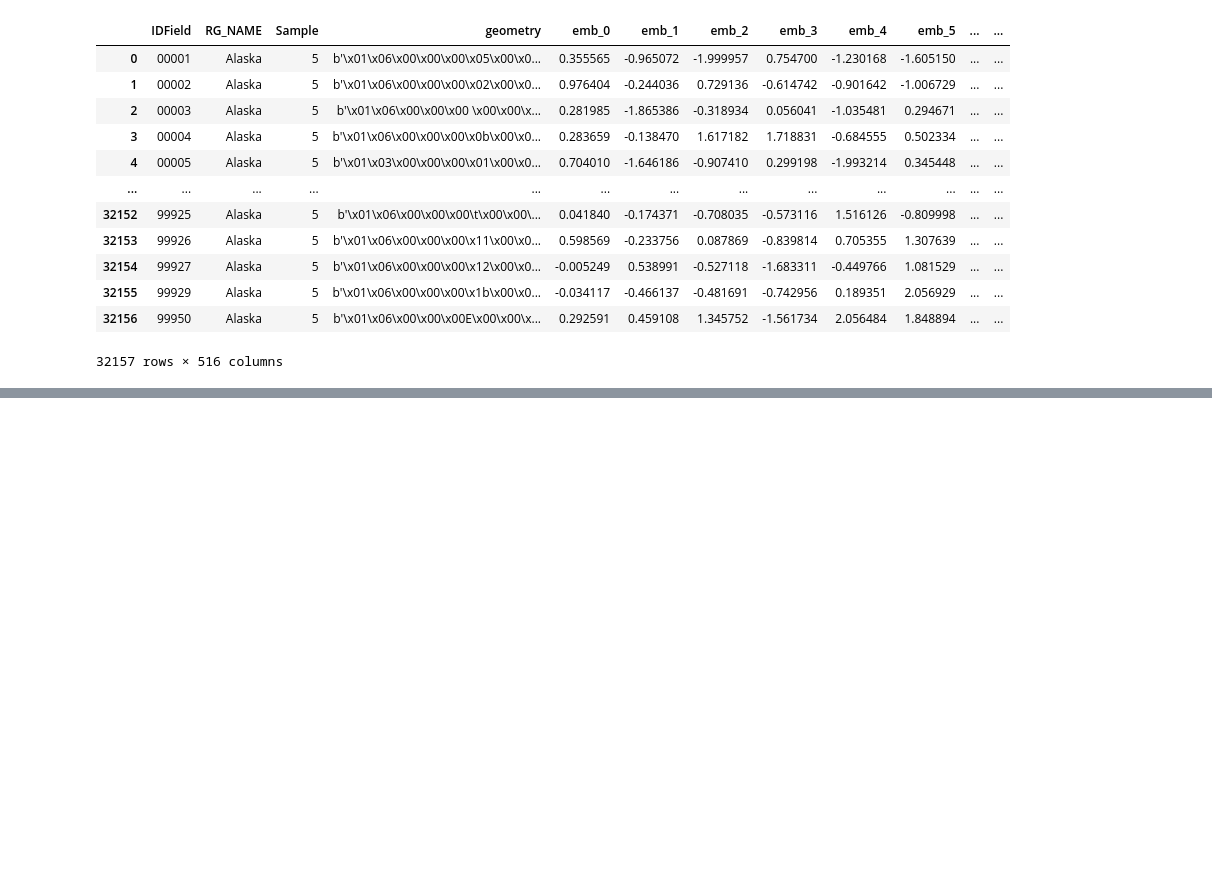
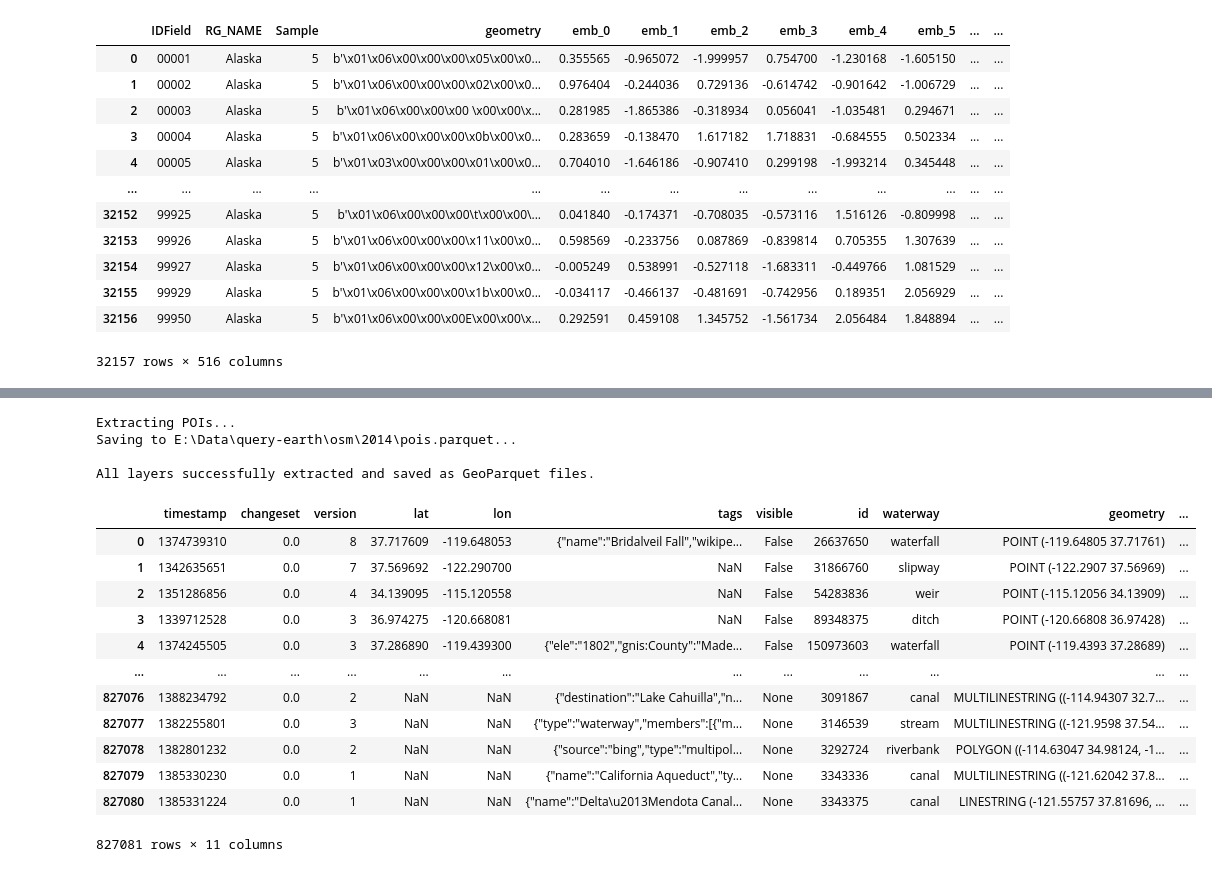
Before and after one commit to sarkarsusanket/esri-earth-search-engine, a Jupyter notebook: call_search_engine.ipynb, the cells around one changed output, grey strips where cells are left out. Cells and saved outputs as stored; diff of their text form; code cells hidden in the pictures; blank space fills up the shorter version.

```diff
--- a/call_search_engine.ipynb
+++ b/call_search_engine.ipynb
@@ -1696,0 +1875,64 @@ pd.read_parquet(rf"E:\Results\mmdfm\embeddings\zip\zip_crossattn_512dim.parquet"
+# %%
+def prepare_gdf_for_parquet(gdf):
+    """Converts mixed object columns (like 'id') to string to avoid PyArrow serialization errors."""
+    if gdf is None or gdf.empty:
+        return gdf
+
+    # Cast the 'id' column explicitly to string if present
+    if "id" in gdf.columns:
+        gdf["id"] = gdf["id"].astype(str)
+
+    # Convert any other object/mixed columns (excluding geometry) to string type
+    for col in gdf.select_dtypes(include=["object"]).columns:
+        if col != gdf._geometry_column_name:
+            gdf[col] = gdf[col].astype(str)
+
+    return gdf
+
+# 6. POINTS OF INTEREST (POIs)
+print("Extracting POIs...")
+pois = prepare_gdf_for_parquet(
+    osm.get_pois(
+        custom_filter={
+            "amenity": True,
+            "shop": True,
+            "leisure": True,
+            "tourism": True,
+            "place": True
+        }
+    )
+)
+if pois is not None:
+    out_path = os.path.join(output_dir, "pois.parquet")
+    print(f"Saving to {out_path}...")
+    pois.to_parquet(out_path, compression="snappy")
+    del pois
+    gc.collect()
+
+print("\nAll layers successfully extracted and saved as GeoParquet files.")
+# %% [output]
+Extracting POIs...
+Saving to E:\Data\query-earth\osm\2014\pois.parquet...
+
+All layers successfully extracted and saved as GeoParquet files.
+# %%
+import pandas as pd
+import geopandas as gpd
+
+df = gpd.read_parquet(rf"E:\Data\query-earth\osm\2014\waterways.parquet")
+# %%
+df
+# %% [output]
+|  | timestamp | changeset | version | lat | lon | tags | visible | id | waterway | geometry | ... |
+| 0 | 1374739310 | 0.0 | 8 | 37.717609 | -119.648053 | {"name":"Bridalveil Fall","wikipe... | False | 26637650 | waterfall | POINT (-119.64805 37.71761) | ... |
+| 1 | 1342635651 | 0.0 | 7 | 37.569692 | -122.290700 | NaN | False | 31866760 | slipway | POINT (-122.2907 37.56969) | ... |
+| 2 | 1351286856 | 0.0 | 4 | 34.139095 | -115.120558 | NaN | False | 54283836 | weir | POINT (-115.12056 34.13909) | ... |
+| 3 | 1339712528 | 0.0 | 3 | 36.974275 | -120.668081 | NaN | False | 89348375 | ditch | POINT (-120.66808 36.97428) | ... |
+| 4 | 1374245505 | 0.0 | 3 | 37.286890 | -119.439300 | {"ele":"1802","gnis:County":"Made... | False | 150973603 | waterfall | POINT (-119.4393 37.28689) | ... |
+| ... | ... | ... | ... | ... | ... | ... | ... | ... | ... | ... | ... |
+| 827076 | 1388234792 | 0.0 | 2 | NaN | NaN | {"destination":"Lake Cahuilla","n... | None | 3091867 | canal | MULTILINESTRING ((-114.94307 32.7... | ... |
+| 827077 | 1382255801 | 0.0 | 3 | NaN | NaN | {"type":"waterway","members":[{"m... | None | 3146539 | stream | MULTILINESTRING ((-121.9598 37.54... | ... |
+| 827078 | 1382801232 | 0.0 | 2 | NaN | NaN | {"source":"bing","type":"multipol... | None | 3292724 | riverbank | POLYGON ((-114.63047 34.98124, -1... | ... |
+| 827079 | 1385330230 | 0.0 | 1 | NaN | NaN | {"name":"California Aqueduct","ty... | None | 3343336 | canal | MULTILINESTRING ((-121.62042 37.8... | ... |
+| 827080 | 1385331224 | 0.0 | 1 | NaN | NaN | {"name":"Delta\u2013Mendota Canal... | None | 3343375 | canal | LINESTRING (-121.55757 37.81696, ... | ... |
+827081 rows × 11 columns
```
Also changed, not shown: parts of 14 cells of this notebook, 3 other files.
